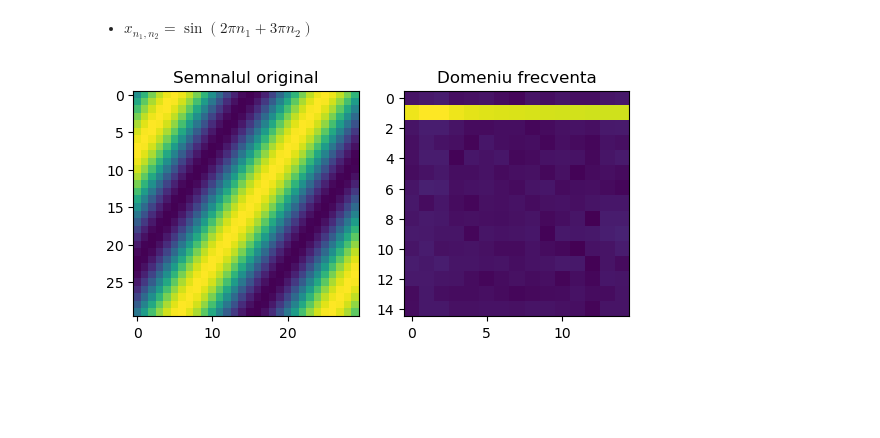
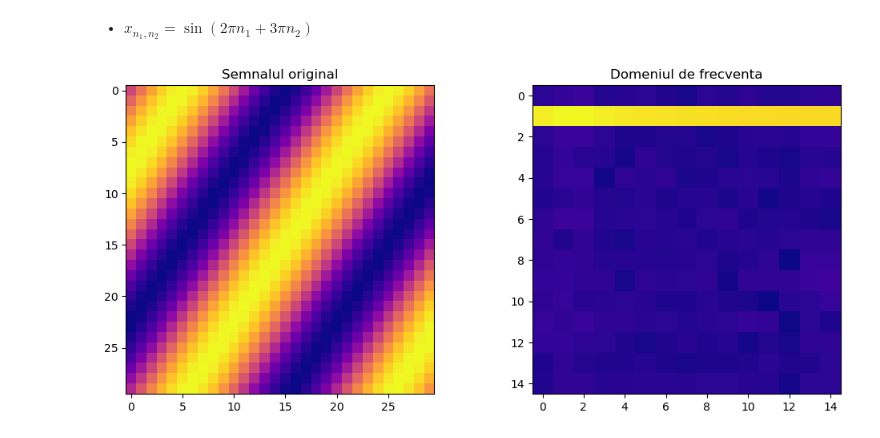
Before and after one commit to adania-miu/Prelucrarea-Semnalelor-Teme-Laborator, a Jupyter notebook: Laborator7/Lab7.ipynb, the cells around one changed output. Cells and saved outputs as stored; diff of their text form; code cells hidden in the pictures; blank space fills up the shorter version.

```diff
--- a/Laborator7/Lab7.ipynb
+++ b/Laborator7/Lab7.ipynb
@@ -17,16 +19,16 @@ import sounddevice
 # %%
 n1, n2 = np.mgrid[0:1:1/30, 0:1:1/30]
 
 y = np.sin(2 * np.pi * n1 + 3 * np.pi * n2)
 Y = np.fft.fft2(y)
 Y = Y[:Y.shape[0]//2, :Y.shape[1]//2]
 Y_scaled = 20 * np.log10(np.abs(Y) + np.finfo(float).eps)
 
-figure, axis = plt.subplots(1, 2)
+figure, axis = plt.subplots(1, 2, figsize=(12, 5))
+axis[0].imshow(y, cmap='plasma')
 axis[0].set_title("Semnalul original")
-axis[0].imshow(y)
-axis[1].set_title("Domeniu frecventa")
-axis[1].imshow(Y_scaled)
+axis[1].imshow(Y_scaled, cmap='plasma')
+axis[1].set_title("Domeniul de frecventa")
 plt.show()
 # %% [output]
-[figure, old version]
+[figure, new version]
```
Also changed, not shown: parts of 12 cells of this notebook.
